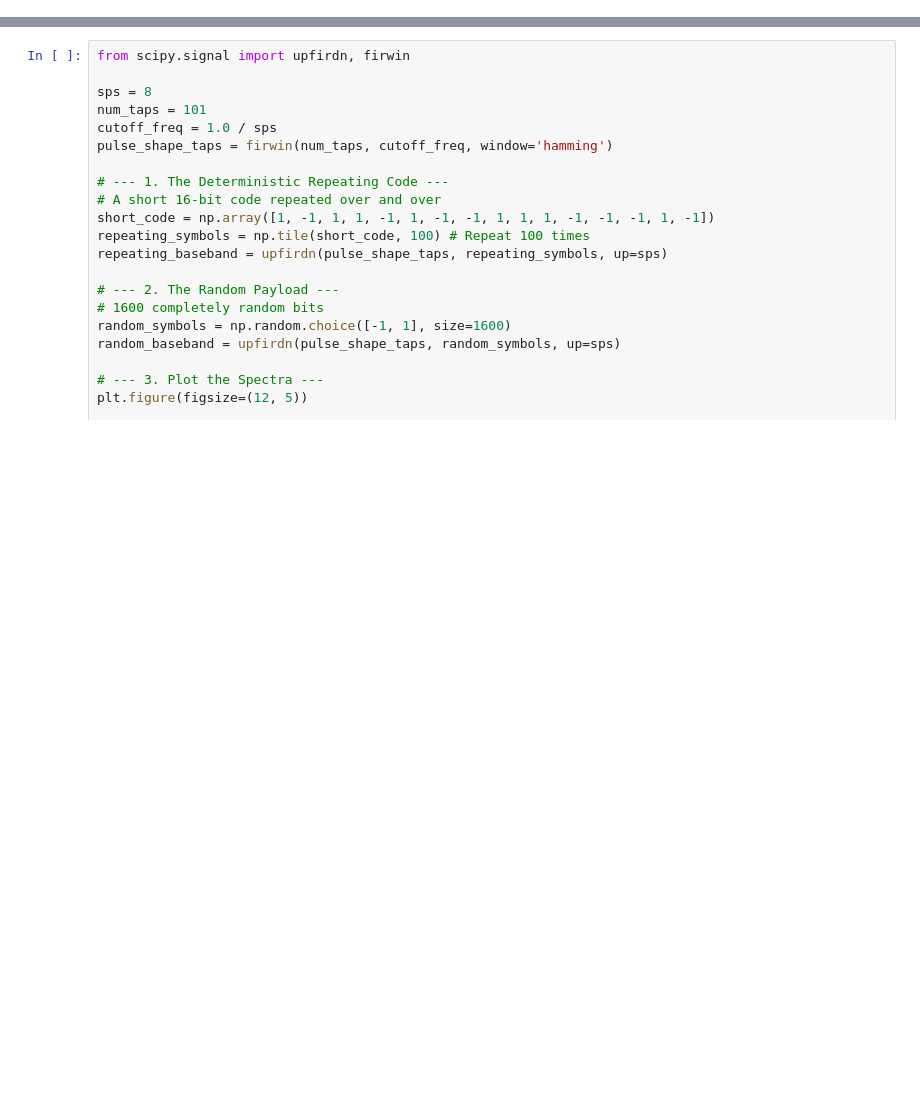
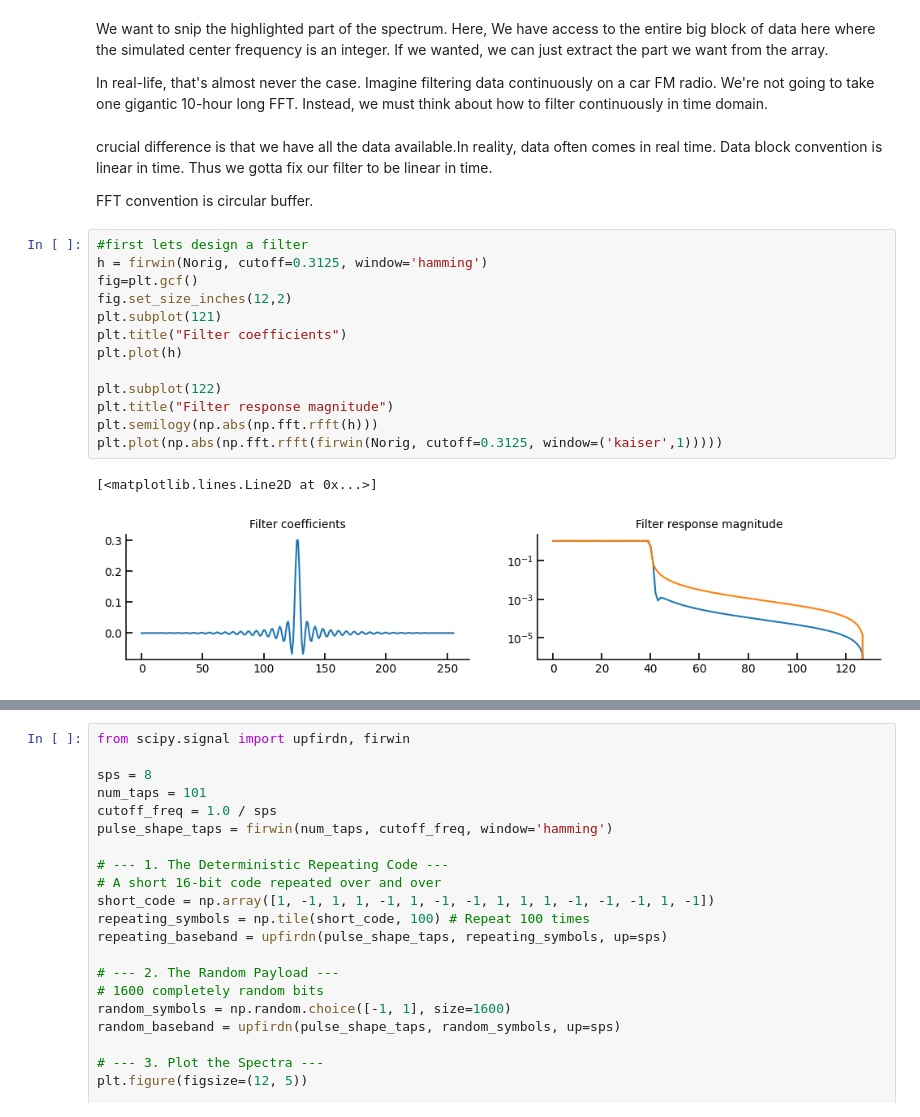
Before and after one commit to mohanagr/CRASIES2026, a Jupyter notebook: nb3_FIR_filtering.ipynb, the cells around one changed output, grey strips where cells are left out. Cells and saved outputs as stored; diff of their text form; blank space fills up the shorter version.

```diff
--- a/nb3_FIR_filtering.ipynb
+++ b/nb3_FIR_filtering.ipynb
@@ -0,0 +91,24 @@
+# %% [markdown]
+We want to snip the highlighted part of the spectrum. Here, We have access to the entire big block of data here where the simulated center frequency is an integer. If we wanted, we can just extract the part we want from the array.
+
+In real-life, that's almost never the case. Imagine filtering data continuously on a car FM radio. We're not going to take one gigantic 10-hour long FFT. Instead, we must think about how to filter continuously in time domain.
+# %% [markdown]
+crucial difference is that we have all the data available.In reality, data often comes in real time. Data block convention is linear in time. Thus we gotta fix our filter to be linear in time.
+
+FFT convention is circular buffer.
+# %%
+#first lets design a filter
+h = firwin(Norig, cutoff=0.3125, window='hamming')
+fig=plt.gcf()
+fig.set_size_inches(12,2)
+plt.subplot(121)
+plt.title("Filter coefficients")
+plt.plot(h)
+
+plt.subplot(122)
+plt.title("Filter response magnitude")
+plt.semilogy(np.abs(np.fft.rfft(h)))
+plt.plot(np.abs(np.fft.rfft(firwin(Norig, cutoff=0.3125, window=('kaiser',1)))))
+# %% [output]
+[<matplotlib.lines.Line2D at 0x...>]
+[figure, added]
```
Also changed, not shown: parts of 9 cells of this notebook.
